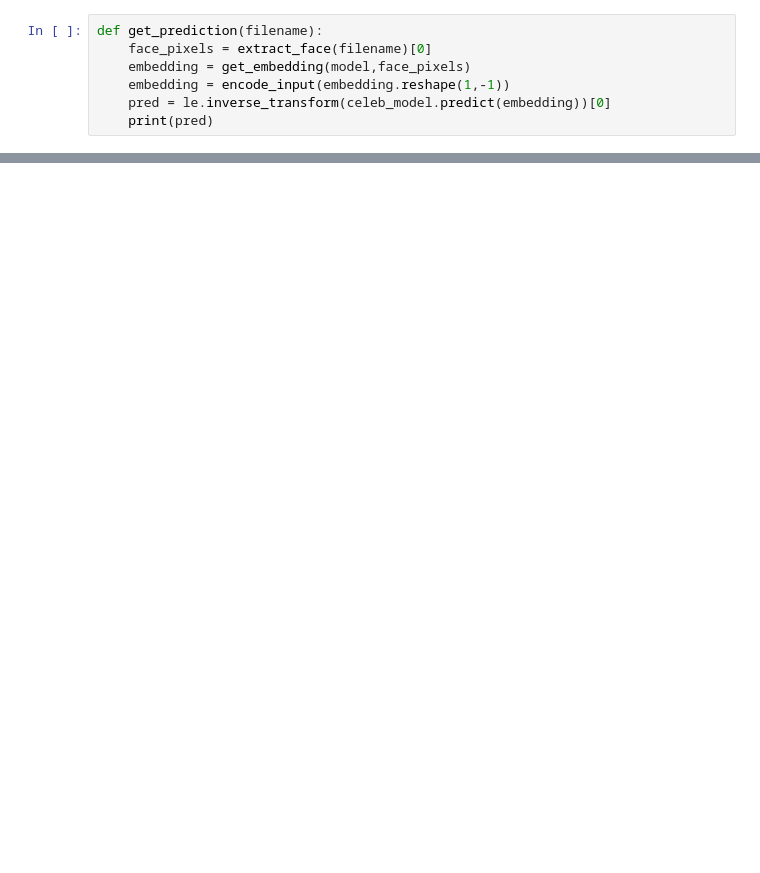
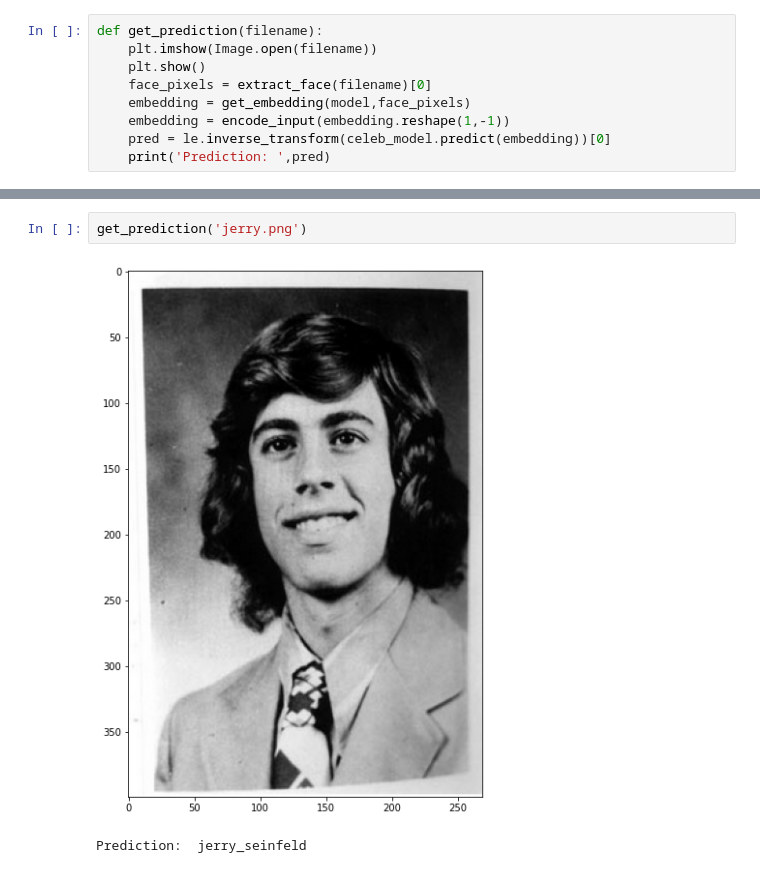
Before and after one commit to raj-pawar/face_recognition, a Jupyter notebook: Testing.ipynb, the cells around one changed output, grey strips where cells are left out. Cells and saved outputs as stored; diff of their text form; blank space fills up the shorter version.

```diff
--- a/Testing.ipynb
+++ b/Testing.ipynb
@@ -13,11 +15,13 @@ le = pickle.load(pkl_file)
 pkl_file.close()
 # %%
 def get_prediction(filename):
+    plt.imshow(Image.open(filename))
+    plt.show()
     face_pixels = extract_face(filename)[0]
     embedding = get_embedding(model,face_pixels)
     embedding = encode_input(embedding.reshape(1,-1))
     pred = le.inverse_transform(celeb_model.predict(embedding))[0]
-    print(pred)
+    print('Prediction: ',pred)
 # %%
 get_prediction('elton.jpg')
 # %% [output]
@@ -36,0 +45,5 @@ madonna
+# %%
+get_prediction('jerry.png')
+# %% [output]
+[figure, added]
+Prediction:  jerry_seinfeld
```
Also changed, not shown: parts of 6 cells of this notebook.
